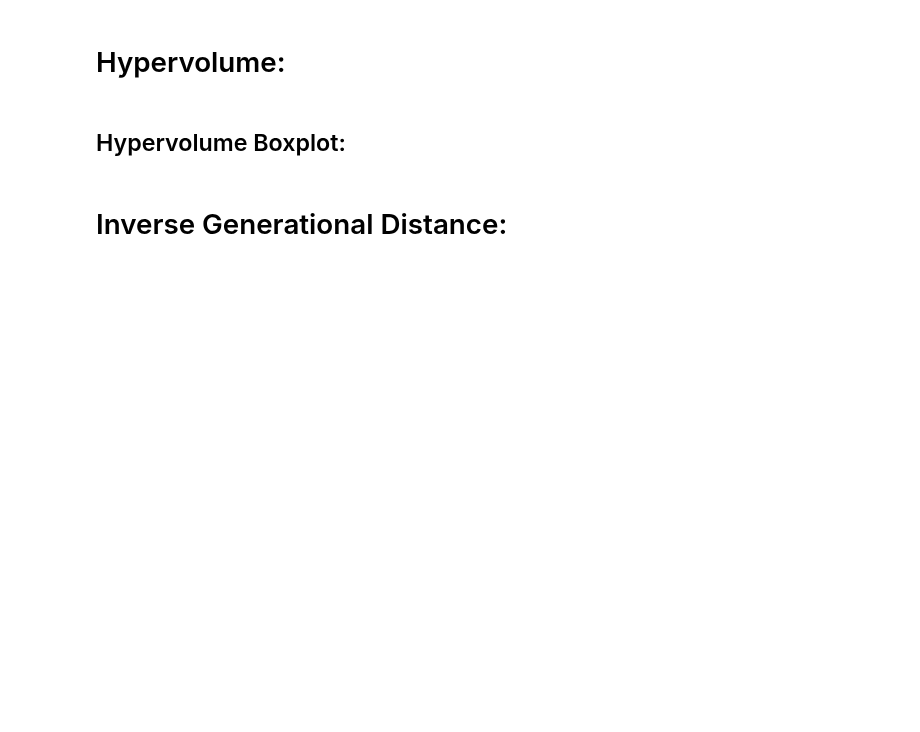
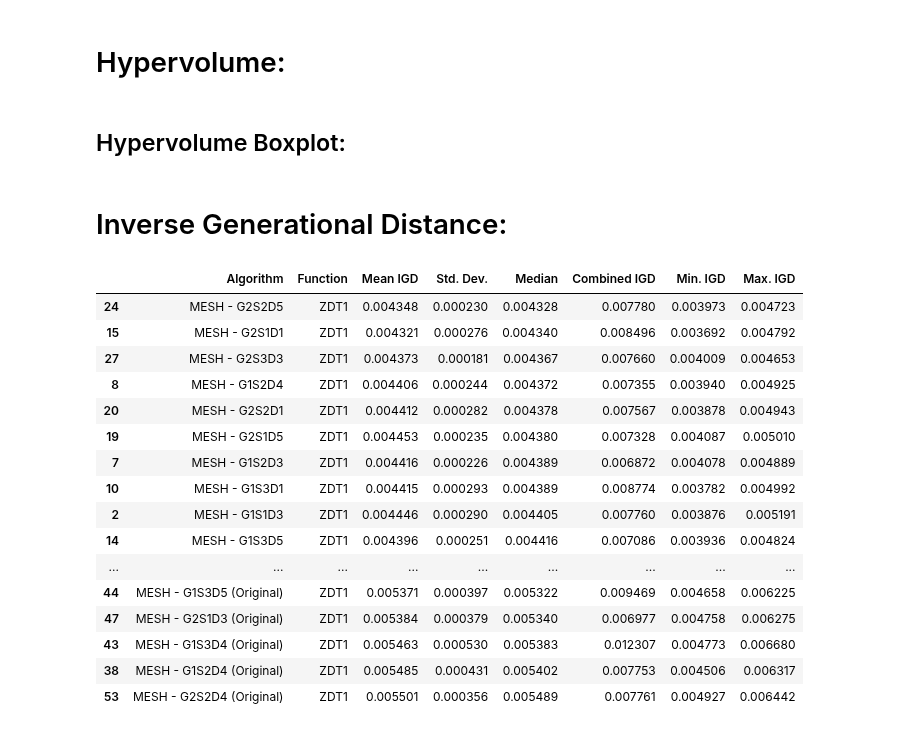
Before and after one commit to LeoVAF/Mesh-python, a Jupyter notebook: scripts/notebooks/metrics.ipynb, the cells around one changed output. Drawn from its saved outputs; the diff is of its cells as text; code cells hidden in the pictures; blank space fills up the shorter version.

```diff
--- a/scripts/notebooks/metrics.ipynb
+++ b/scripts/notebooks/metrics.ipynb
@@ -170,9 +176,11 @@ plt.show()
 #################### CUSTOMIZABLE ####################
 
 # Experiment configuration
-experiment_names = ['wfg1']
-objective_dim = 3
+experiment = 'zdt1'
+objective_dim = 2
 position_dim = 10
+wfg_k = 6
+n_pareto_density = 100
 
 # Choosing the files
 choose_global_best_attribution_type = [0,1] # [0, 1, 2, 3]
@@ -182,9 +190,92 @@ choose_DE_mutation_type = [0,1,2,3,4] # [0, 1, 2, 3, 4]
 # Consider other results
 insert_nsga2 = True
 insert_old_mesh = True
+######################################################
 
 # Create the hypervolume indicator
-ref_point = np.array([10] * objective_dim)
-indicator = HV(ref_point=ref_point)
-######################################################
+indicator = IGD(get_pareto(experiment, n_pareto_density, position_dim, objective_dim, wfg_k))
+# %%
+# List of file tuples
+file_tuple_mesh = []
+file_tuple_old_mesh = []
+file_tuple_nsga2 = []
+
+# Name of chosen files
+file_tuple_mesh = [
+        (f"MESH_G{i+1}S{j+1}D{k+1}_{experiment}_{objective_dim}_{position_dim}.pkl", 'MESH - ' + f'G{i+1}S{j+1}D{k+1}', experiment)
+        for i in choose_global_best_attribution_type
+        for j in choose_Xr_pool_type
+        for k in choose_DE_mutation_type
+    ]
+
+# Name of other files
+if insert_old_mesh:
+	file_tuple_old_mesh = [(f"OLD_MESH_G{i+1}S{j+1}D{k+1}_{experiment}_{objective_dim}_{position_dim}.pkl", 'MESH - ' + f'G{i+1}S{j+1}D{k+1} (Original)', experiment)
+						for i in choose_global_best_attribution_type
+						for j in choose_Xr_pool_type
+						for k in choose_DE_mutation_type
+                        if os.path.exists(f"../results/OLD_MESH_G{i+1}S{j+1}D{k+1}_{experiment}_{objective_dim}_{position_dim}.pkl")
+					]
+if insert_nsga2:
+  file_tuple_nsga2 = [(f'NSGA2_{experiment}_{objective_dim}_{position_dim}.pkl', 'NSGA-II', experiment)]
+
+file_tuple = file_tuple_mesh + file_tuple_old_mesh + file_tuple_nsga2
+
+# Take the results
+results_mesh = []
+results_old_mesh = []
+results_nsga2 = []
+
+# Load the results from the files
+for file_name, _, _ in file_tuple_mesh:
+	with open("../results/" + file_name, "rb") as f:
+		results_mesh.append(pickle.load(f))
+for file_name, _, _ in file_tuple_old_mesh:
+	with open("../results/" + file_name, "rb") as f:
+		results_old_mesh.append(pickle.load(f))
+for file_name, _, _ in file_tuple_nsga2:
+	with open("../results/" + file_name, "rb") as f:
+		results_nsga2.append(pickle.load(f))
+results = results_mesh + results_old_mesh + results_nsga2
+
+# Create the pandas DataFrame columns
+columns = ['Algorithm', 'Function', 'Mean IGD', 'Std. Dev.', 'Median', 'Combined IGD', 'Min. IGD', 'Max. IGD']
+
+# Store the datas
+data = [[
+		alg_name,
+		func_name.upper(),
+		statistics.mean(IGDs := [indicator(results[i][j+1]["F"]) for j in range(len(results[i])-1)]),
+		statistics.stdev(IGDs) if len(IGDs) > 1 else 0,
+		statistics.median(IGDs) if len(IGDs) > 1 else IGDs[0],
+		indicator(results[i]['combined'][1]),
+		min(IGDs),
+		max(IGDs),
+		]
+		for i, (_, alg_name, func_name) in enumerate(file_tuple)
+		for r in [results[i]]
+	]
+
+# Create the DataFrame with hypervolume results
+df = pd.DataFrame(data, columns=columns)
+with pd.option_context('display.max_rows', None, 'display.max_columns', None, 'display.width', 1000):
+	display(df.sort_values(by=['Median'], ascending=True))
+# %% [output]
+|  | Algorithm | Function | Mean IGD | Std. Dev. | Median | Combined IGD | Min. IGD | Max. IGD |
+| 24 | MESH - G2S2D5 | ZDT1 | 0.004348 | 0.000230 | 0.004328 | 0.007780 | 0.003973 | 0.004723 |
+| 15 | MESH - G2S1D1 | ZDT1 | 0.004321 | 0.000276 | 0.004340 | 0.008496 | 0.003692 | 0.004792 |
+| 27 | MESH - G2S3D3 | ZDT1 | 0.004373 | 0.000181 | 0.004367 | 0.007660 | 0.004009 | 0.004653 |
+| 8 | MESH - G1S2D4 | ZDT1 | 0.004406 | 0.000244 | 0.004372 | 0.007355 | 0.003940 | 0.004925 |
+| 20 | MESH - G2S2D1 | ZDT1 | 0.004412 | 0.000282 | 0.004378 | 0.007567 | 0.003878 | 0.004943 |
+| 19 | MESH - G2S1D5 | ZDT1 | 0.004453 | 0.000235 | 0.004380 | 0.007328 | 0.004087 | 0.005010 |
+| 7 | MESH - G1S2D3 | ZDT1 | 0.004416 | 0.000226 | 0.004389 | 0.006872 | 0.004078 | 0.004889 |
+| 10 | MESH - G1S3D1 | ZDT1 | 0.004415 | 0.000293 | 0.004389 | 0.008774 | 0.003782 | 0.004992 |
+| 2 | MESH - G1S1D3 | ZDT1 | 0.004446 | 0.000290 | 0.004405 | 0.007760 | 0.003876 | 0.005191 |
+| 14 | MESH - G1S3D5 | ZDT1 | 0.004396 | 0.000251 | 0.004416 | 0.007086 | 0.003936 | 0.004824 |
+| ... | ... | ... | ... | ... | ... | ... | ... | ... |
+| 44 | MESH - G1S3D5 (Original) | ZDT1 | 0.005371 | 0.000397 | 0.005322 | 0.009469 | 0.004658 | 0.006225 |
+| 47 | MESH - G2S1D3 (Original) | ZDT1 | 0.005384 | 0.000379 | 0.005340 | 0.006977 | 0.004758 | 0.006275 |
+| 43 | MESH - G1S3D4 (Original) | ZDT1 | 0.005463 | 0.000530 | 0.005383 | 0.012307 | 0.004773 | 0.006680 |
+| 38 | MESH - G1S2D4 (Original) | ZDT1 | 0.005485 | 0.000431 | 0.005402 | 0.007753 | 0.004506 | 0.006317 |
+| 53 | MESH - G2S2D4 (Original) | ZDT1 | 0.005501 | 0.000356 | 0.005489 | 0.007761 | 0.004927 | 0.006442 |
 # %% [markdown]
```
Also changed, not shown: parts of 3 cells of this notebook, 5 other files.
